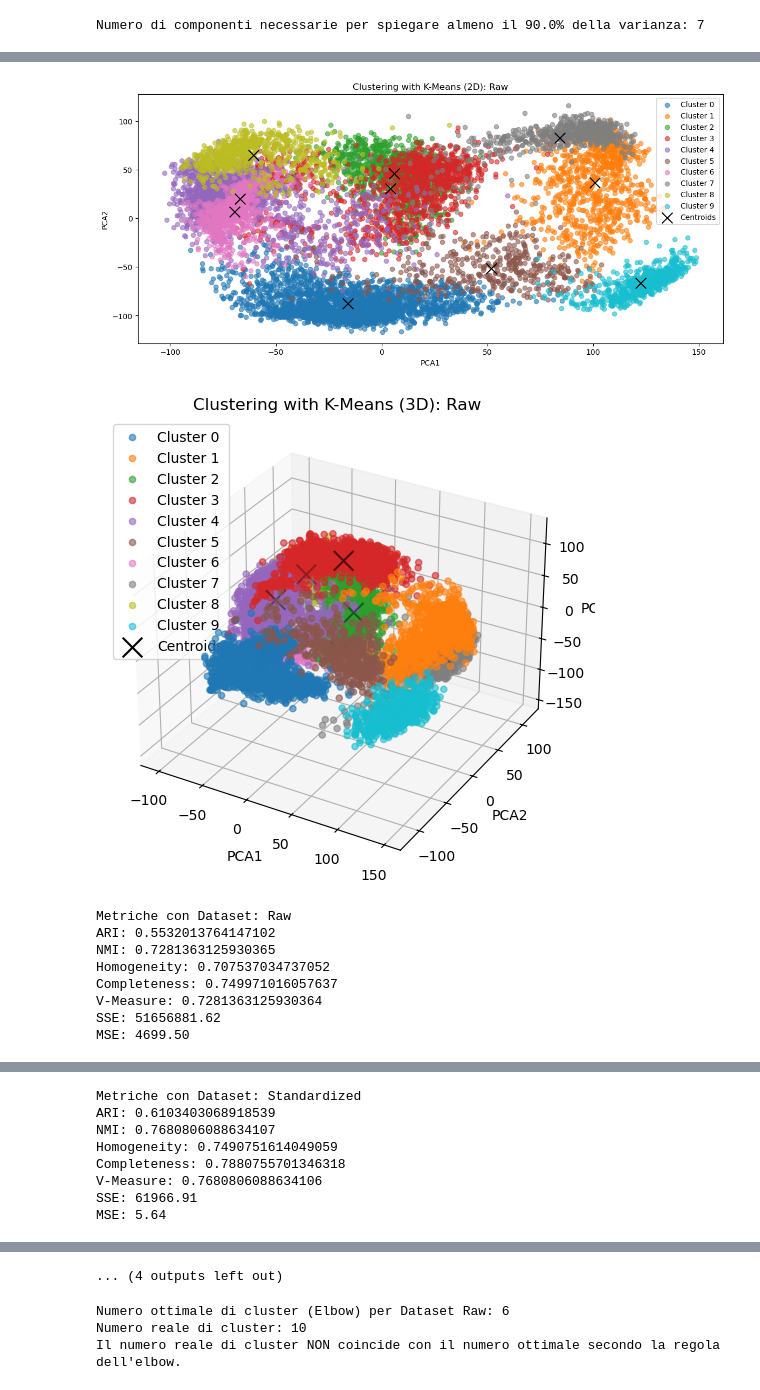
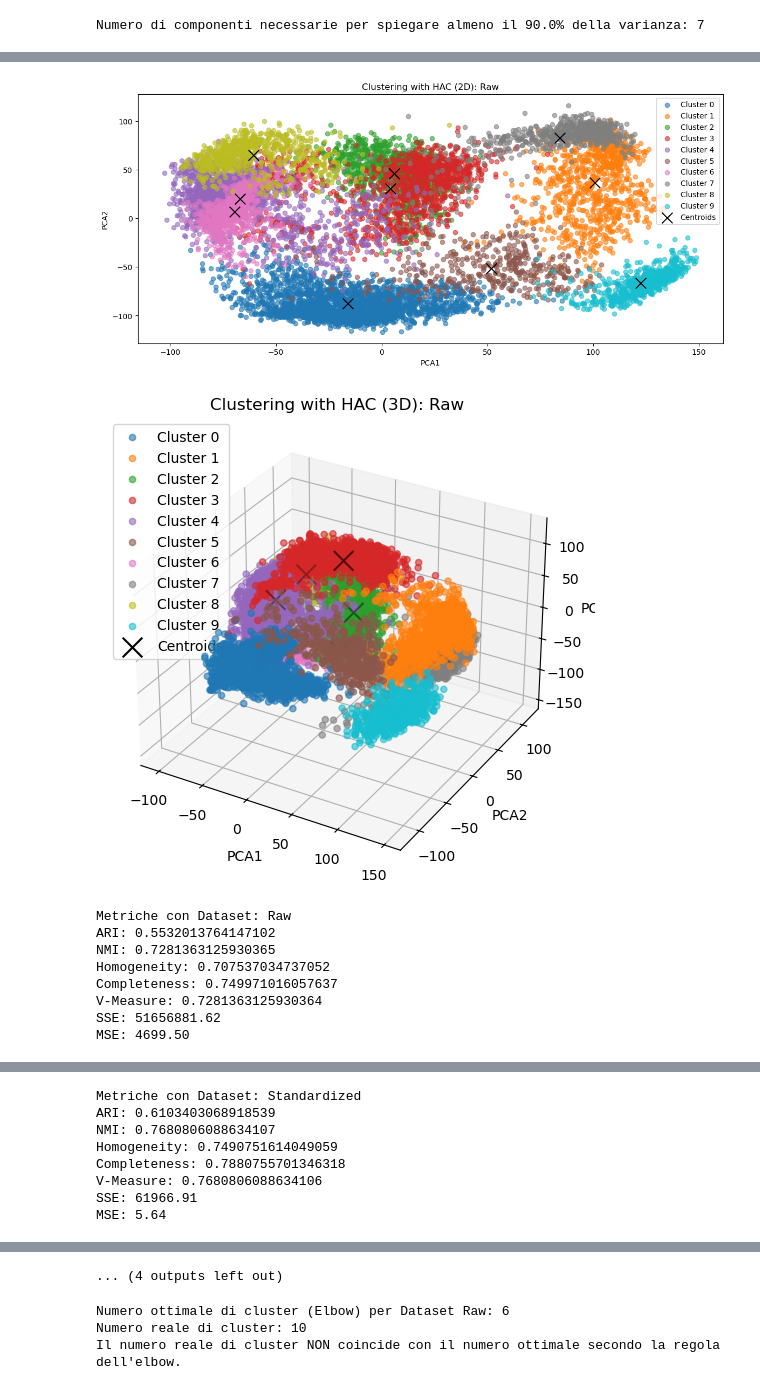
Before and after one commit to ale24cocco/pendigits-clustering, a Jupyter notebook: notebooks/hac_pendigits.ipynb, the cells around one changed output, grey strips where cells are left out. Saved outputs shown, nothing was run; the diff lists cells and outputs as text; code cells hidden in the pictures.

```diff
--- a/notebooks/hac_pendigits.ipynb
+++ b/notebooks/hac_pendigits.ipynb
@@ -90,7 +90,7 @@ for i, X in enumerate(datasets):
     #centroidi in 2D
     plt.scatter(centroids[:, 0], centroids[:, 1],
                 marker='x', s=200, c='black', label='Centroids')
-    plt.title(f'Clustering with K-Means (2D): {datasets_names[i]}')
+    plt.title(f'Clustering with HAC (2D): {datasets_names[i]}')
     plt.xlabel(columns_2d[0])
     plt.ylabel(columns_2d[1])
     plt.legend()
@@ -113,41 +113,41 @@ for i, X in enumerate(datasets):
         #centroidi in 3D
         ax.scatter(centroids[:, 0], centroids[:, 1], centroids[:, 2],
                    marker='x', s=200, c='black', label='Centroids')
-        ax.set_title(f'Clustering with K-Means (3D): {datasets_names[i]}')
+        ax.set_title(f'Clustering with HAC (3D): {datasets_names[i]}')
         ax.set_xlabel(columns_3d[0])
         ax.set_ylabel(columns_3d[1])
         ax.set_zlabel(columns_3d[2])
         ax.legend()
         plt.show()
 
     #calcolo i valori di similarità
     ari = adjusted_rand_score(y, labels)
     nmi = normalized_mutual_info_score(y, labels)
     hom = homogeneity_score(y, labels)
     comp = completeness_score(y, labels)
     vms = v_measure_score(y, labels)
 
     #calcolo SSE e MSE
     sse = Utils_functions.compute_SSE(X, labels)
     mse = sse / X.shape[0]
 
     print(f"Metriche con Dataset: {datasets_names[i]}")
 
     if i == 3:
         print(f"PCA components: {pca_components}")
 
     print(f"ARI: {ari}")
     print(f"NMI: {nmi}")
     print(f"Homogeneity: {hom}")
     print(f"Completeness: {comp}")
     print(f"V-Measure: {vms}")
     print(f"SSE: {sse:.2f}")
     print(f"MSE: {mse:.2f}\n")
     print("\n")
 # %% [output]
 [figure]
-[figure, old version]
+[figure, new version]
-[figure, old version]
+[figure, new version]
 Metriche con Dataset: Raw
 ARI: 0.5532013764147102
 NMI: 0.7281363125930365
```
Also changed, not shown: parts of 1 cell of this notebook, 1 other file.
